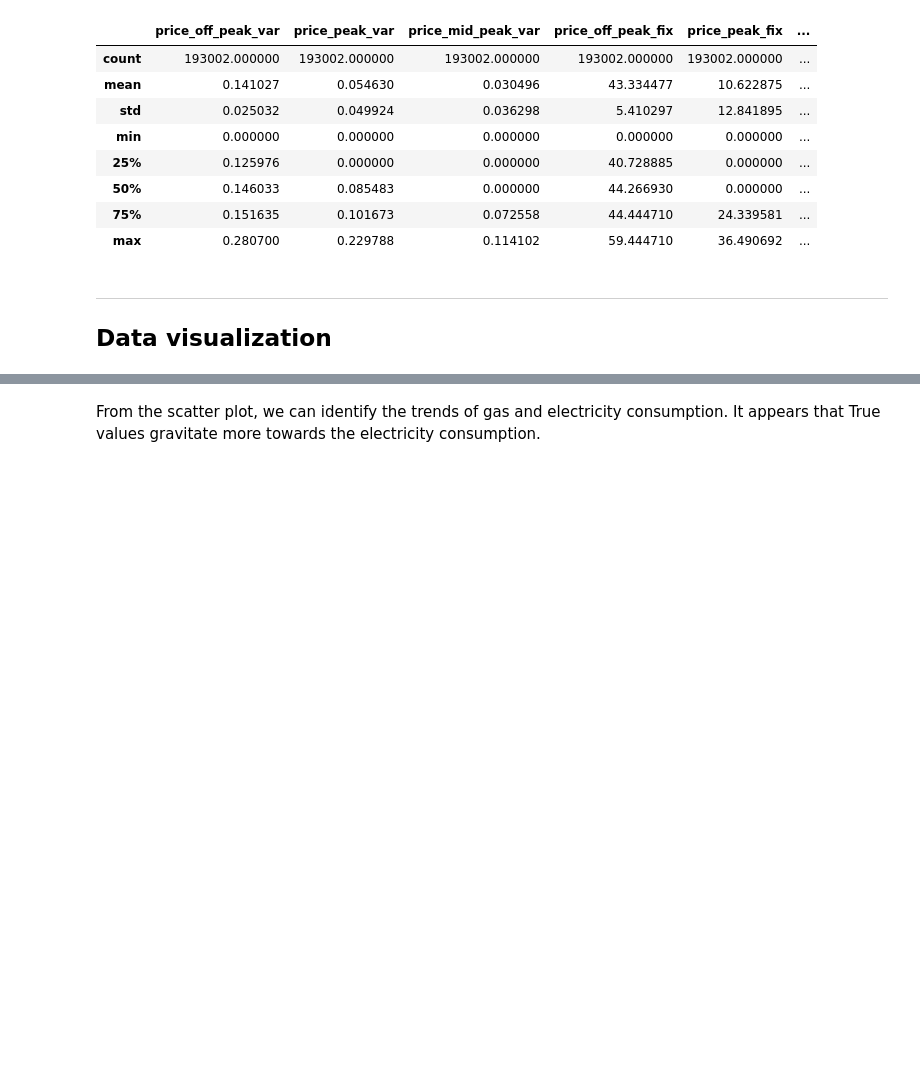
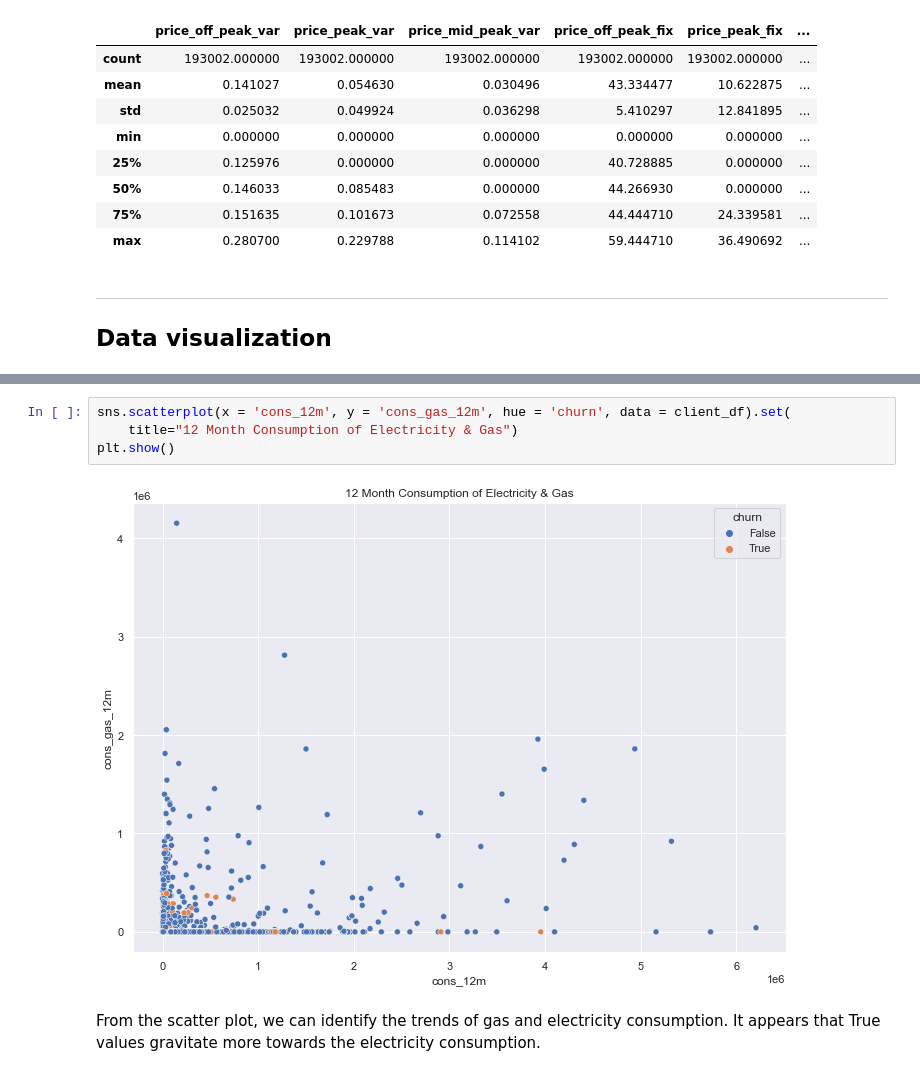
Before and after one commit to jvo024/bcg-forage-ds, a Jupyter notebook: eda_starter.ipynb, the cells around one changed output, grey strips where cells are left out. Saved outputs shown, nothing was run; the diff lists cells and outputs as text; blank space fills up the shorter version.

```diff
--- a/eda_starter.ipynb
+++ b/eda_starter.ipynb
@@ -139,2 +208,8 @@ client_df['churn'] = client_df['churn'].astype('bool')
+# %%
+sns.scatterplot(x = 'cons_12m', y = 'cons_gas_12m', hue = 'churn', data = client_df).set(
+    title="12 Month Consumption of Electricity & Gas")
+plt.show()
+# %% [output]
+[figure, added]
 # %% [markdown]
 From the scatter plot, we can identify the trends of gas and electricity consumption. It appears that True values gravitate more towards the electricity consumption.
```
Also changed, not shown: parts of 46 cells of this notebook.
